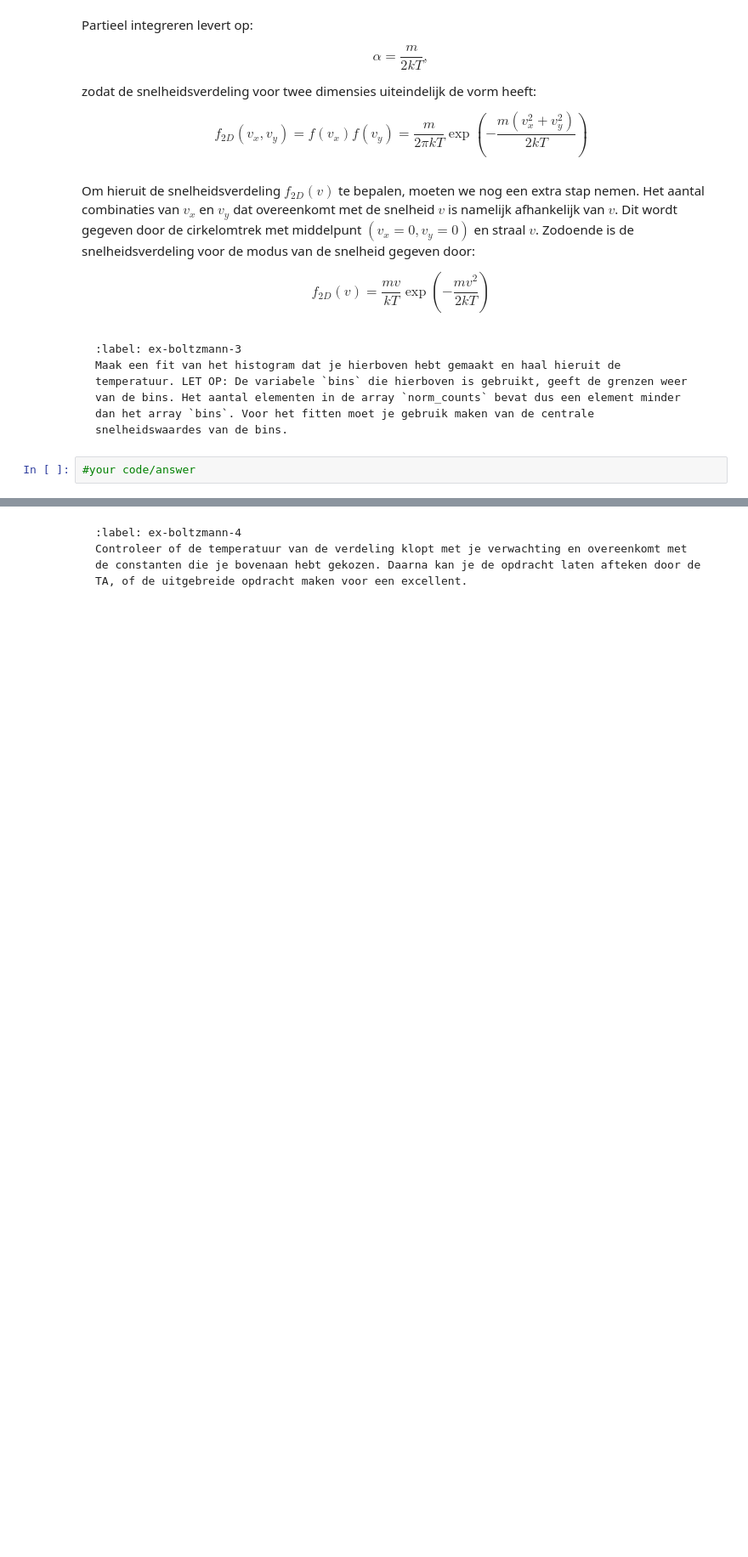
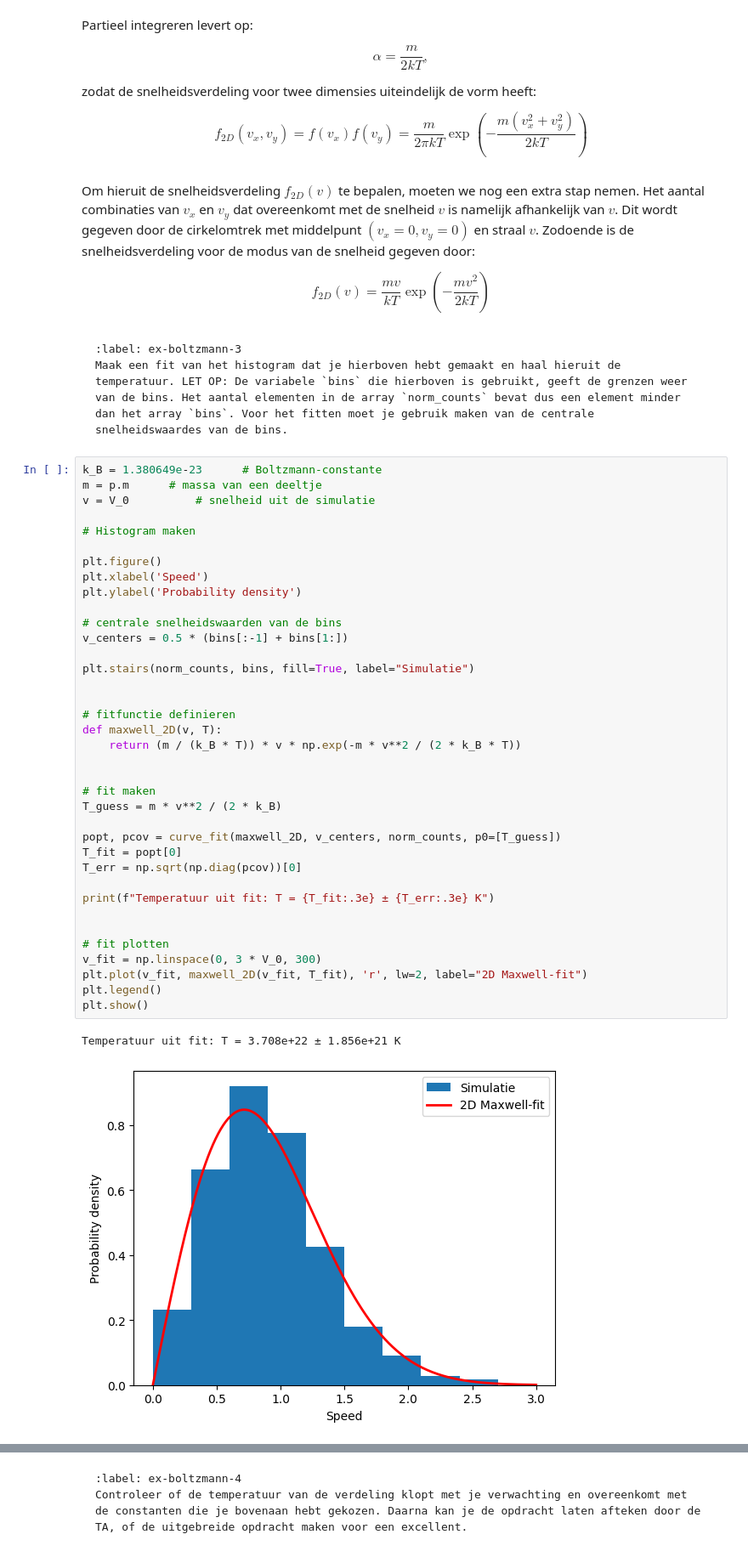
Before and after one commit to JSlootsTUD/Jesse-en-Justin, a Jupyter notebook: Content/PySim/6_boltzmann.ipynb, the cells around one changed output, grey strips where cells are left out. Shown at 85% size. Saved outputs shown, nothing was run; the diff lists cells and outputs as text; blank space fills up the shorter version.

Commit message:
simulaties 6 afgemaakt

````diff
--- a/Content/PySim/6_boltzmann.ipynb
+++ b/Content/PySim/6_boltzmann.ipynb
@@ -341,4 +341,42 @@ $$
 Maak een fit van het histogram dat je hierboven hebt gemaakt en haal hieruit de temperatuur. LET OP: De variabele `bins` die hierboven is gebruikt, geeft de grenzen weer van de bins. Het aantal elementen in de array `norm_counts` bevat dus een element minder dan het array `bins`. Voor het fitten moet je gebruik maken van de centrale snelheidswaardes van de bins.
 ```
 # %%
-#your code/answer
+k_B = 1.380649e-23      # Boltzmann-constante
+m = p.m      # massa van een deeltje
+v = V_0          # snelheid uit de simulatie
+
+# Histogram maken
+
+plt.figure()
+plt.xlabel('Speed')
+plt.ylabel('Probability density')
+
+# centrale snelheidswaarden van de bins
+v_centers = 0.5 * (bins[:-1] + bins[1:])
+
+plt.stairs(norm_counts, bins, fill=True, label="Simulatie")
+
+
+# fitfunctie definieren
+def maxwell_2D(v, T):
+    return (m / (k_B * T)) * v * np.exp(-m * v**2 / (2 * k_B * T))
+
+
+# fit maken
+T_guess = m * v**2 / (2 * k_B)
+
+popt, pcov = curve_fit(maxwell_2D, v_centers, norm_counts, p0=[T_guess])
+T_fit = popt[0]
+T_err = np.sqrt(np.diag(pcov))[0]
+
+print(f"Temperatuur uit fit: T = {T_fit:.3e} ± {T_err:.3e} K")
+
+
+# fit plotten
+v_fit = np.linspace(0, 3 * V_0, 300)
+plt.plot(v_fit, maxwell_2D(v_fit, T_fit), 'r', lw=2, label="2D Maxwell-fit")
+plt.legend()
+plt.show()
+# %% [output]
+Temperatuur uit fit: T = 3.708e+22 ± 1.856e+21 K
+[figure, added]
````
Also changed, not shown: parts of 6 cells of this notebook.
